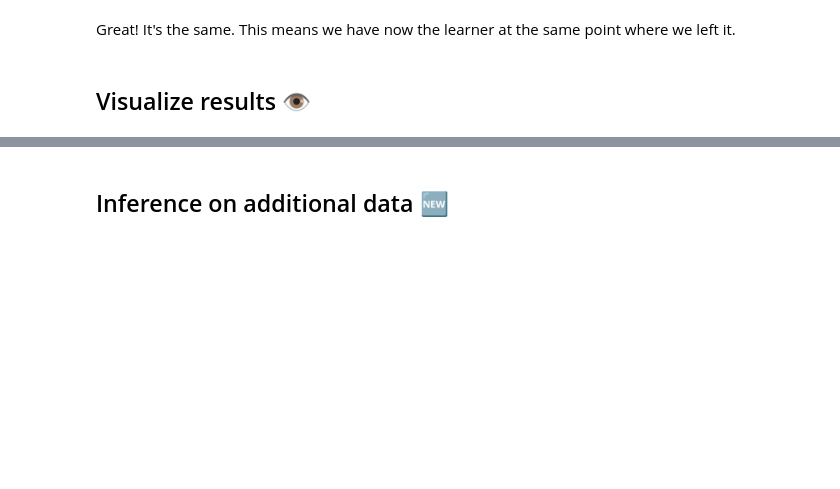
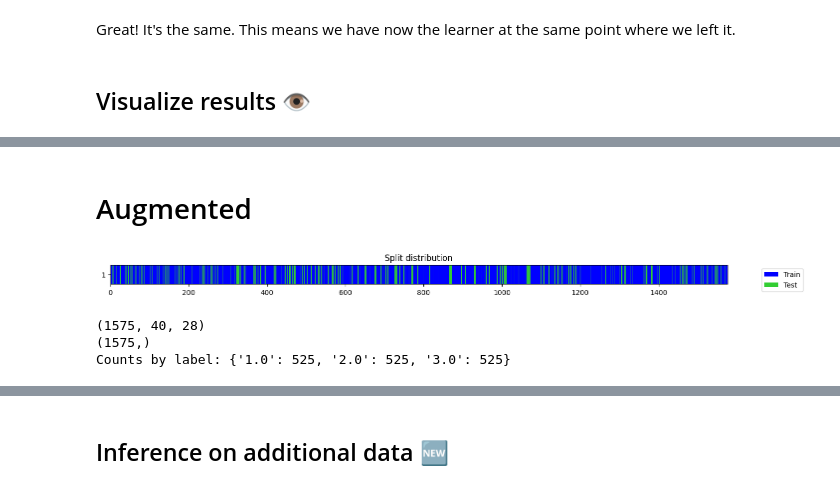
Before and after one commit to anra8571/INFO5871FinalProject, a Jupyter notebook: tutorial_nbs/01_Intro_to_Time_Series_Classification.ipynb, the cells around one changed output, grey strips where cells are left out. Saved outputs shown, nothing was run; the diff lists cells and outputs as text; code cells hidden in the pictures; blank space fills up the shorter version.

```diff
--- a/tutorial_nbs/01_Intro_to_Time_Series_Classification.ipynb
+++ b/tutorial_nbs/01_Intro_to_Time_Series_Classification.ipynb
@@ -249,0 +251,18 @@ interp.most_confused(min_val=3)
+# %% [markdown]
+# Augmented
+# %%
+aug = np.load('augmented_375000_21.npy')
+aug_samples = cntHb.shape[0]
+aug_labels = np.load('cntHb_doppel_full_21_labels.npy')
+aug_splits = get_splits(aug_labels, shuffle=True)
+aug_splits
+print(aug.shape)
+print(aug_labels.shape)
+# print(splits)
+label_counts = collections.Counter(aug_labels)
+print('Counts by label:', dict(label_counts))
+# %% [output]
+[figure, added]
+(1575, 40, 28)
+(1575,)
+Counts by label: {'1.0': 525, '2.0': 525, '3.0': 525}
```
Also changed, not shown: parts of 41 cells of this notebook.
